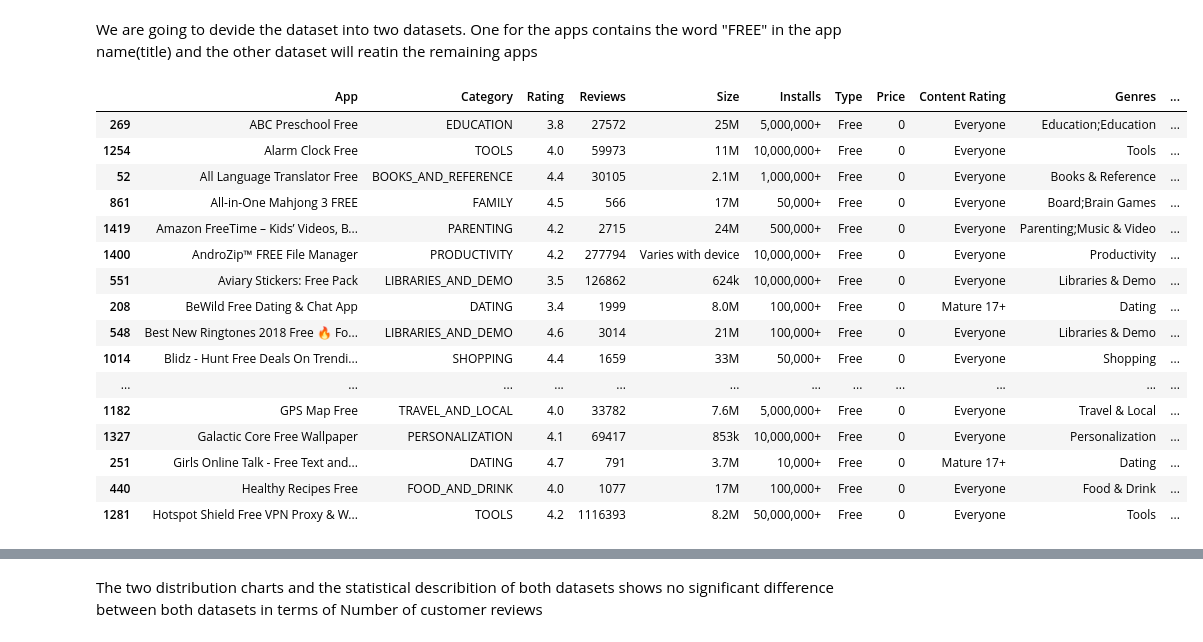
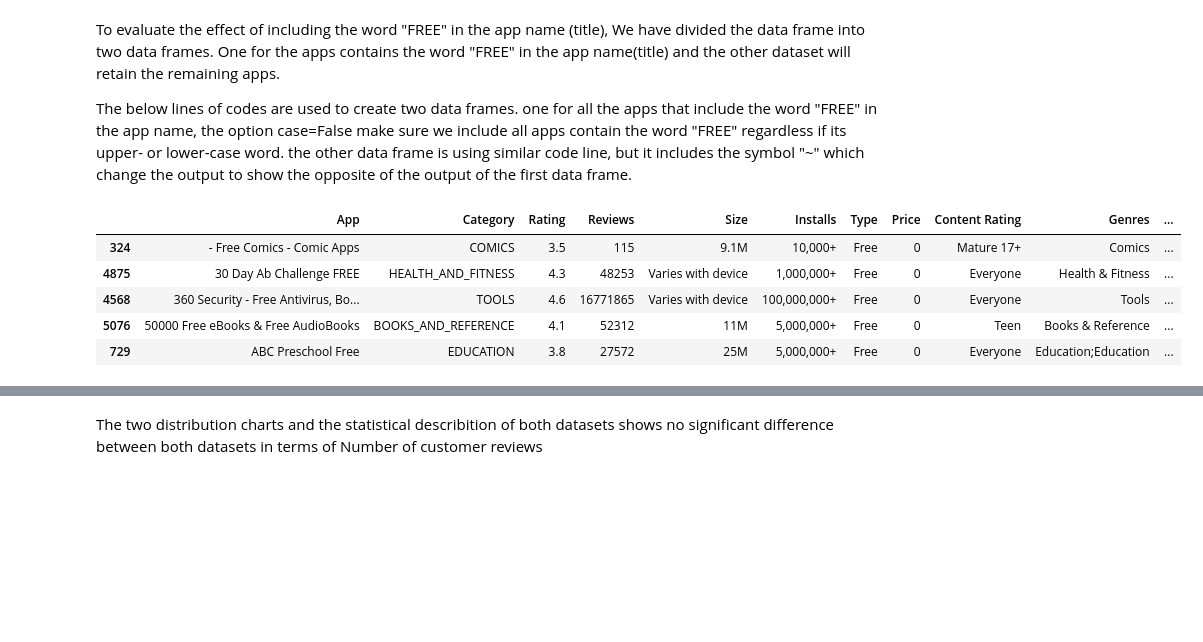
Before and after one commit to romer1979/Google_Play_store, a Jupyter notebook: capestone_project_I.ipynb, the cells around one changed output, grey strips where cells are left out. Drawn from its saved outputs; the diff is of its cells as text; code cells hidden in the pictures; blank space fills up the shorter version.

```diff
--- a/capestone_project_I.ipynb
+++ b/capestone_project_I.ipynb
@@ -263,0 +76,4 @@ play_store.installs_numeric = play_store.installs_numeric.astype(int)
+# %%
+play_store.sort_values('App', inplace = True)
+play_store.drop_duplicates(subset = 'App', keep = False, inplace = True)
+play_store=play_store[~play_store['Category'].str.contains('1.9')]
@@ -263,0 +110,2 @@ play_store.installs_numeric = play_store.installs_numeric.astype(int)
+# %%
+play_store['Rating'].fillna(0, inplace=True)
@@ -263,0 +114,3 @@ play_store.installs_numeric = play_store.installs_numeric.astype(int)
+# %%
+play_store.Rating = play_store.Rating.astype(float)
+play_store.Reviews = play_store.Reviews.astype(int)
@@ -263,0 +119,4 @@ play_store.installs_numeric = play_store.installs_numeric.astype(int)
+# %%
+play_store['installs_numeric'] = pd.to_numeric(play_store['Installs'].str.replace('+','').str.replace(',','')
+                                 , errors='ignore')
+play_store.installs_numeric = play_store.installs_numeric.astype(int)
@@ -332,26 +265,17 @@ rating_count.tick_params(labelsize=15)
-# %% [markdown]
-We are going to devide the dataset into two datasets. One for the apps contains the word "FREE" in the app name(title) and the other dataset will reatin the remaining apps
+# %% [markdown]
+To evaluate the effect of including the word "FREE" in the app name (title), We have divided the data frame into two data frames. One for the apps contains the word "FREE" in the app name(title) and the other dataset will retain the remaining apps.
+
+The below lines of codes are used to create two data frames. one for all the apps that include the word "FREE" in the app name, the option case=False make sure we include all apps contain the word "FREE" regardless if its upper- or lower-case word. the other data frame is using similar code line, but it includes the symbol "~" which change the output to show the opposite of the output of the first data frame.
 # %%
 free_app_name=play_store[play_store['App'].str.contains('free', case=False)]
-free_app_name
+free_app_name.head()
 # %% [output]
 |  | App | Category | Rating | Reviews | Size | Installs | Type | Price | Content Rating | Genres | ... |
-| 269 | ABC Preschool Free | EDUCATION | 3.8 | 27572 | 25M | 5,000,000+ | Free | 0 | Everyone | Education;Education | ... |
-| 1254 | Alarm Clock Free | TOOLS | 4.0 | 59973 | 11M | 10,000,000+ | Free | 0 | Everyone | Tools | ... |
-| 52 | All Language Translator Free | BOOKS_AND_REFERENCE | 4.4 | 30105 | 2.1M | 1,000,000+ | Free | 0 | Everyone | Books & Reference | ... |
-| 861 | All-in-One Mahjong 3 FREE | FAMILY | 4.5 | 566 | 17M | 50,000+ | Free | 0 | Everyone | Board;Brain Games | ... |
-| 1419 | Amazon FreeTime – Kids’ Videos, B... | PARENTING | 4.2 | 2715 | 24M | 500,000+ | Free | 0 | Everyone | Parenting;Music & Video | ... |
-| 1400 | AndroZip™ FREE File Manager | PRODUCTIVITY | 4.2 | 277794 | Varies with device | 10,000,000+ | Free | 0 | Everyone | Productivity | ... |
-| 551 | Aviary Stickers: Free Pack | LIBRARIES_AND_DEMO | 3.5 | 126862 | 624k | 10,000,000+ | Free | 0 | Everyone | Libraries & Demo | ... |
-| 208 | BeWild Free Dating & Chat App | DATING | 3.4 | 1999 | 8.0M | 100,000+ | Free | 0 | Mature 17+ | Dating | ... |
-| 548 | Best New Ringtones 2018 Free 🔥 Fo... | LIBRARIES_AND_DEMO | 4.6 | 3014 | 21M | 100,000+ | Free | 0 | Everyone | Libraries & Demo | ... |
-| 1014 | Blidz - Hunt Free Deals On Trendi... | SHOPPING | 4.4 | 1659 | 33M | 50,000+ | Free | 0 | Everyone | Shopping | ... |
-| ... | ... | ... | ... | ... | ... | ... | ... | ... | ... | ... | ... |
-| 1182 | GPS Map Free | TRAVEL_AND_LOCAL | 4.0 | 33782 | 7.6M | 5,000,000+ | Free | 0 | Everyone | Travel & Local | ... |
-| 1327 | Galactic Core Free Wallpaper | PERSONALIZATION | 4.1 | 69417 | 853k | 10,000,000+ | Free | 0 | Everyone | Personalization | ... |
-| 251 | Girls Online Talk - Free Text and... | DATING | 4.7 | 791 | 3.7M | 10,000+ | Free | 0 | Mature 17+ | Dating | ... |
-| 440 | Healthy Recipes Free | FOOD_AND_DRINK | 4.0 | 1077 | 17M | 100,000+ | Free | 0 | Everyone | Food & Drink | ... |
-| 1281 | Hotspot Shield Free VPN Proxy & W... | TOOLS | 4.2 | 1116393 | 8.2M | 50,000,000+ | Free | 0 | Everyone | Tools | ... |
+| 324 | - Free Comics - Comic Apps | COMICS | 3.5 | 115 | 9.1M | 10,000+ | Free | 0 | Mature 17+ | Comics | ... |
+| 4875 | 30 Day Ab Challenge FREE | HEALTH_AND_FITNESS | 4.3 | 48253 | Varies with device | 1,000,000+ | Free | 0 | Everyone | Health & Fitness | ... |
+| 4568 | 360 Security - Free Antivirus, Bo... | TOOLS | 4.6 | 16771865 | Varies with device | 100,000,000+ | Free | 0 | Everyone | Tools | ... |
+| 5076 | 50000 Free eBooks & Free AudioBooks | BOOKS_AND_REFERENCE | 4.1 | 52312 | 11M | 5,000,000+ | Free | 0 | Teen | Books & Reference | ... |
+| 729 | ABC Preschool Free | EDUCATION | 3.8 | 27572 | 25M | 5,000,000+ | Free | 0 | Everyone | Education;Education | ... |
 # %%
 no_free_app_name=play_store[~play_store['App'].str.contains('free', case=False)]
 no_free_app_name.head()
```
Also changed, not shown: parts of 96 cells of this notebook.
